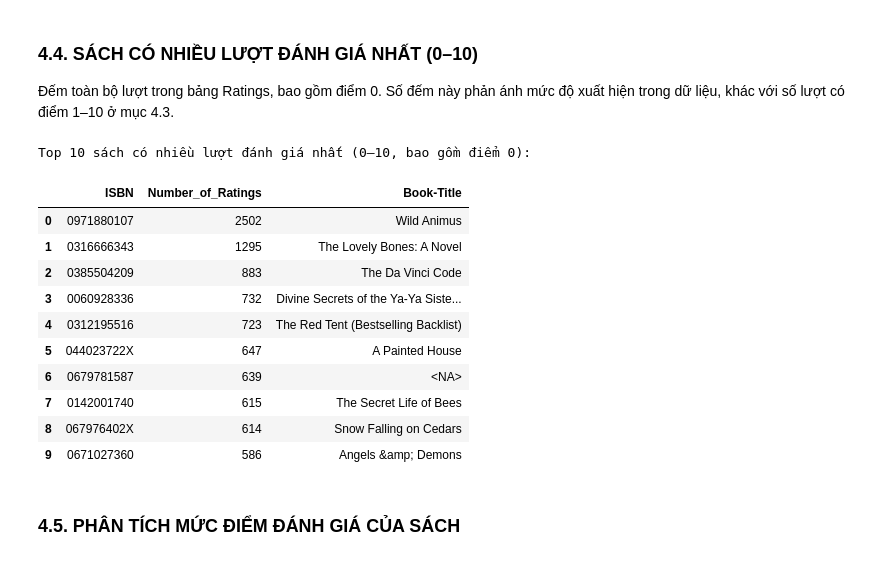
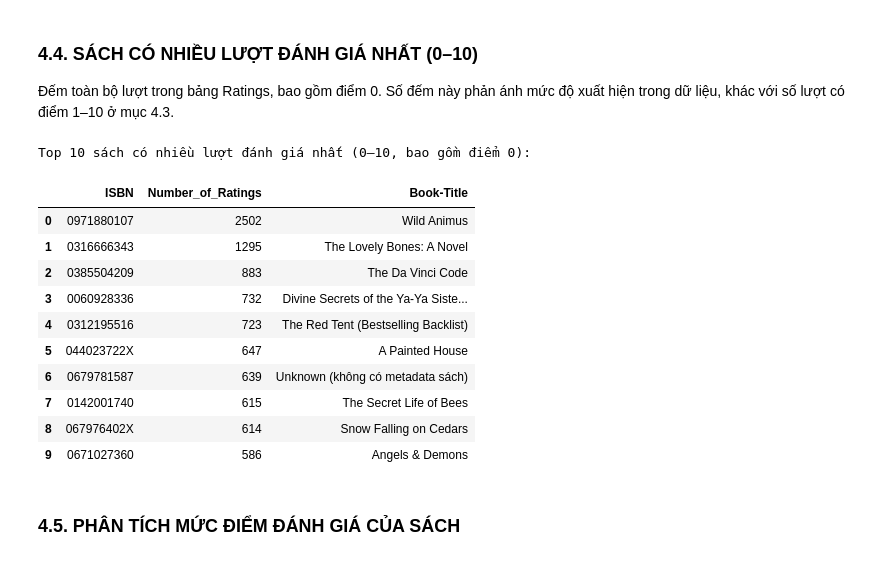
Before and after one commit to Bluenip/Data_analyst_python_midterm_project, a Jupyter notebook: mid_term_code.ipynb, the cells around one changed output. Saved outputs shown, nothing was run; the diff lists cells and outputs as text; code cells hidden in the pictures.

Commit message:
Run complete notebook and sync current project

```diff
--- a/mid_term_code.ipynb
+++ b/mid_term_code.ipynb
@@ -20,12 +16,23 @@ tập dữ liệu phân loại.
 # %%
-# Nhập thư viện: Path xử lý đường dẫn; pandas xử lý bảng; numpy hỗ trợ tính toán; display hiển thị bảng.
 from pathlib import Path
+from html import unescape
+import platform
+import importlib.metadata as metadata
+
+import numpy as np
 import pandas as pd
-import numpy as np
 import matplotlib.pyplot as plt
-from scipy.stats import chi2_contingency
-from scipy.stats import mannwhitneyu
-from IPython.display import display
-# Chọn thư mục chứa dữ liệu CSV; kiểm tra thư mục tồn tại trước khi đọc.
+from scipy.stats import chi2_contingency, mannwhitneyu
+from IPython.display import Markdown, display
+
+# Các quy ước cố định để có thể tái lập phân tích.
 DATA_DIR = Path("DATA_SET")
-assert DATA_DIR.is_dir(), "Cần đặt thư mục DATA_SET trong thư mục làm việc hoặc sửa DATA_DIR."
+SPLIT_SEED = 56
+MODEL_SEED = 42
+MIN_AGE, MAX_AGE = 5, 100
+MIN_YEAR, MAX_YEAR = 1450, 2026
+assert DATA_DIR.is_dir(), "Mở notebook ở thư mục dự án hoặc sửa DATA_DIR."
+
+print("Python:", platform.python_version())
+for package in ["numpy", "pandas", "matplotlib", "scipy", "scikit-learn"]:
+    print(f"{package}: {metadata.version(package)}")
@@ -509,30 +531,31 @@ TOP 10 NGƯỜI DÙNG CÓ NHIỀU LƯỢT ĐÁNH GIÁ CÓ ĐIỂM NHẤT (1–10
 # %%
 # Đếm số lượt đánh giá cho mỗi ISBN.
 # Kết quả thể hiện mức độ xuất hiện của sách trong bảng Ratings.
 book_rating_counts = (ratings_clean.groupby("ISBN").size().sort_values(ascending=False))
 # Lấy 10 ISBN có nhiều lượt đánh giá nhất.
 top_10_isbns = book_rating_counts.head(10)
 # Tạo bảng thông tin sách để bổ sung tên sách cho kết quả.
 # Chỉ lấy ISBN và tên sách để tránh ghép các cột không cần thiết.
 book_titles = books_clean[["ISBN", "Book-Title"]].drop_duplicates(subset=["ISBN"])
 # Ghép số lượt đánh giá với tên sách tương ứng.
 top_10_books = (top_10_isbns.rename("Number_of_Ratings").reset_index().merge(book_titles, on="ISBN", how="left"))
+top_10_books["Book-Title"] = top_10_books["Book-Title"].fillna("Unknown (không có metadata sách)")
 # Hiển thị 10 sách có nhiều lượt đánh giá nhất.
 print("\nTop 10 sách có nhiều lượt đánh giá nhất (0–10, bao gồm điểm 0):")
 display(top_10_books)
 # %% [output]
 Top 10 sách có nhiều lượt đánh giá nhất (0–10, bao gồm điểm 0):
 |  | ISBN | Number_of_Ratings | Book-Title |
 | 0 | 0971880107 | 2502 | Wild Animus |
 | 1 | 0316666343 | 1295 | The Lovely Bones: A Novel |
 | 2 | 0385504209 | 883 | The Da Vinci Code |
 | 3 | 0060928336 | 732 | Divine Secrets of the Ya-Ya Siste... |
 | 4 | 0312195516 | 723 | The Red Tent (Bestselling Backlist) |
 | 5 | 044023722X | 647 | A Painted House |
-| 6 | 0679781587 | 639 | <NA> |
+| 6 | 0679781587 | 639 | Unknown (không có metadata sách) |
 | 7 | 0142001740 | 615 | The Secret Life of Bees |
 | 8 | 067976402X | 614 | Snow Falling on Cedars |
-| 9 | 0671027360 | 586 | Angels &amp; Demons |
+| 9 | 0671027360 | 586 | Angels & Demons |
 # %% [markdown]
 ### 4.5. PHÂN TÍCH MỨC ĐIỂM ĐÁNH GIÁ CỦA SÁCH
 # %%
```
Also changed, not shown: parts of 55 cells of this notebook, 3 other files.
